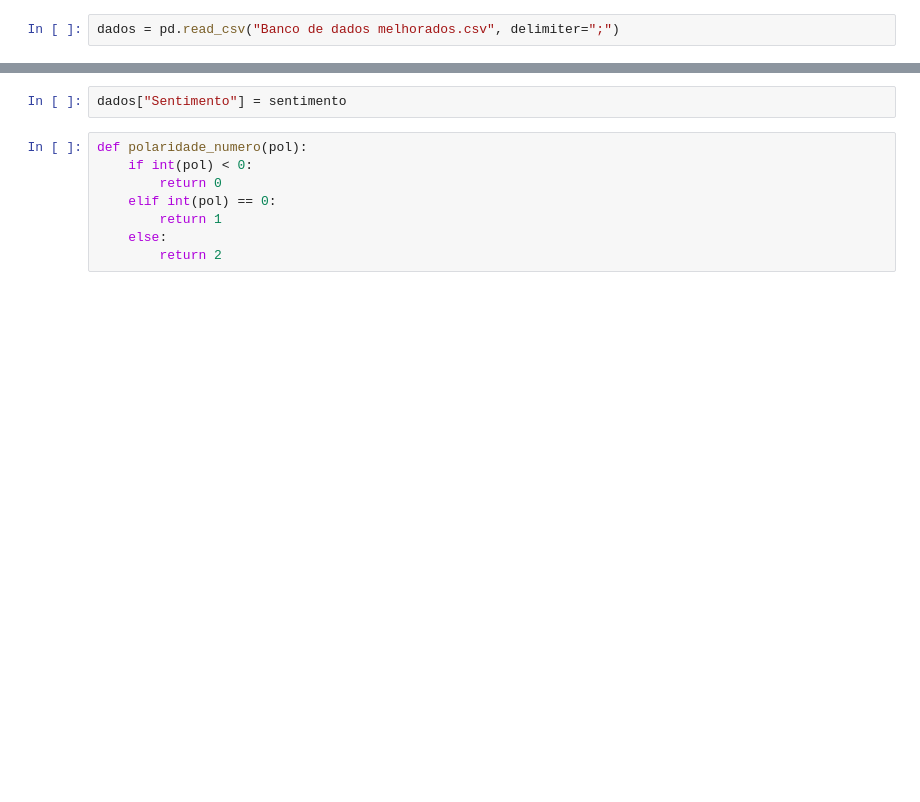
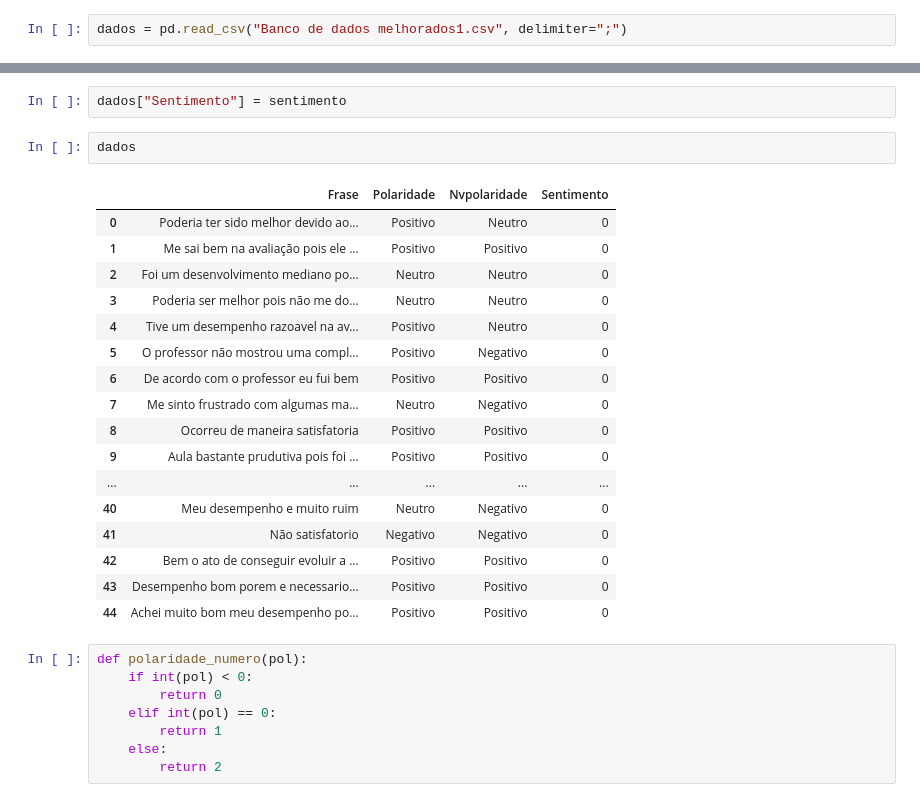
Before and after one commit to DaisonSilas/TCC, a Jupyter notebook: teste_sentilexPT.ipynb, the cells around one changed output, grey strips where cells are left out. Saved outputs shown, nothing was run; the diff lists cells and outputs as text; blank space fills up the shorter version.

```diff
--- a/teste_sentilexPT.ipynb
+++ b/teste_sentilexPT.ipynb
@@ -54,7 +54,7 @@ Score_sentimento('Estou muito feliz com meu desempenho')
 # %% [output]
 '0'
 # %%
-dados = pd.read_csv("Banco de dados melhorados.csv", delimiter=";")
+dados = pd.read_csv("Banco de dados melhorados1.csv", delimiter=";")
 # %%
 ausentes = [palavras_faltantes(dados["Frase"][ind]) for ind in dados.index]
 # %%
@@ -81,6 +81,26 @@ ausentes
 sentimento = [Score_sentimento(dados["Frase"][ind]) for ind in dados.index]
 # %%
 dados["Sentimento"] = sentimento
+# %%
+dados
+# %% [output]
+|  | Frase | Polaridade | Nvpolaridade | Sentimento |
+| 0 | Poderia ter sido melhor devido ao... | Positivo | Neutro | 0 |
+| 1 | Me sai bem na avaliação pois ele ... | Positivo | Positivo | 0 |
+| 2 | Foi um desenvolvimento mediano po... | Neutro | Neutro | 0 |
+| 3 | Poderia ser melhor pois não me do... | Neutro | Neutro | 0 |
+| 4 | Tive um desempenho razoavel na av... | Positivo | Neutro | 0 |
+| 5 | O professor não mostrou uma compl... | Positivo | Negativo | 0 |
+| 6 | De acordo com o professor eu fui bem | Positivo | Positivo | 0 |
+| 7 | Me sinto frustrado com algumas ma... | Neutro | Negativo | 0 |
+| 8 | Ocorreu de maneira satisfatoria | Positivo | Positivo | 0 |
+| 9 | Aula bastante prudutiva pois foi ... | Positivo | Positivo | 0 |
+| ... | ... | ... | ... | ... |
+| 40 | Meu desempenho e muito ruim | Neutro | Negativo | 0 |
+| 41 | Não satisfatorio | Negativo | Negativo | 0 |
+| 42 | Bem o ato de conseguir evoluir a ... | Positivo | Positivo | 0 |
+| 43 | Desempenho bom porem e necessario... | Positivo | Positivo | 0 |
+| 44 | Achei muito bom meu desempenho po... | Positivo | Positivo | 0 |
 # %%
 def polaridade_numero(pol):
     if int(pol) < 0:
```
Also changed, not shown: parts of 1 cell of this notebook, 4 other files.
